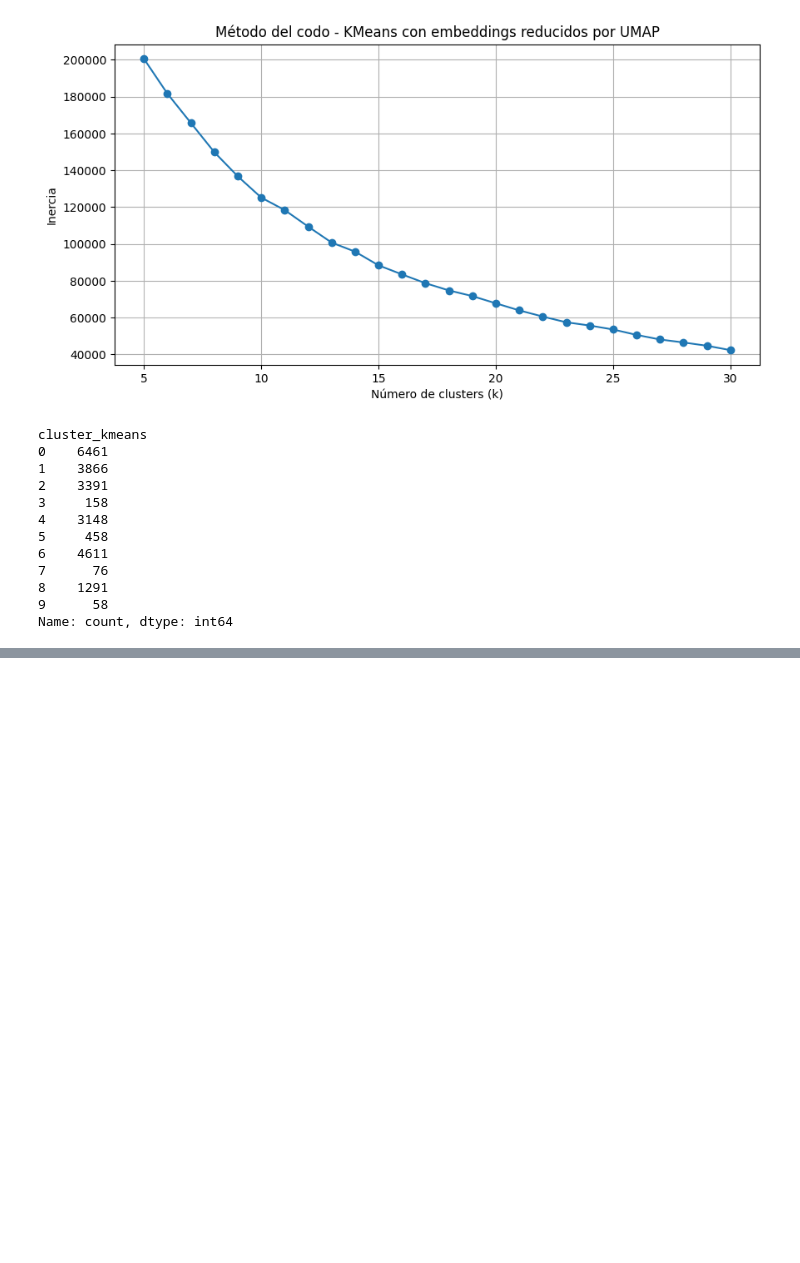
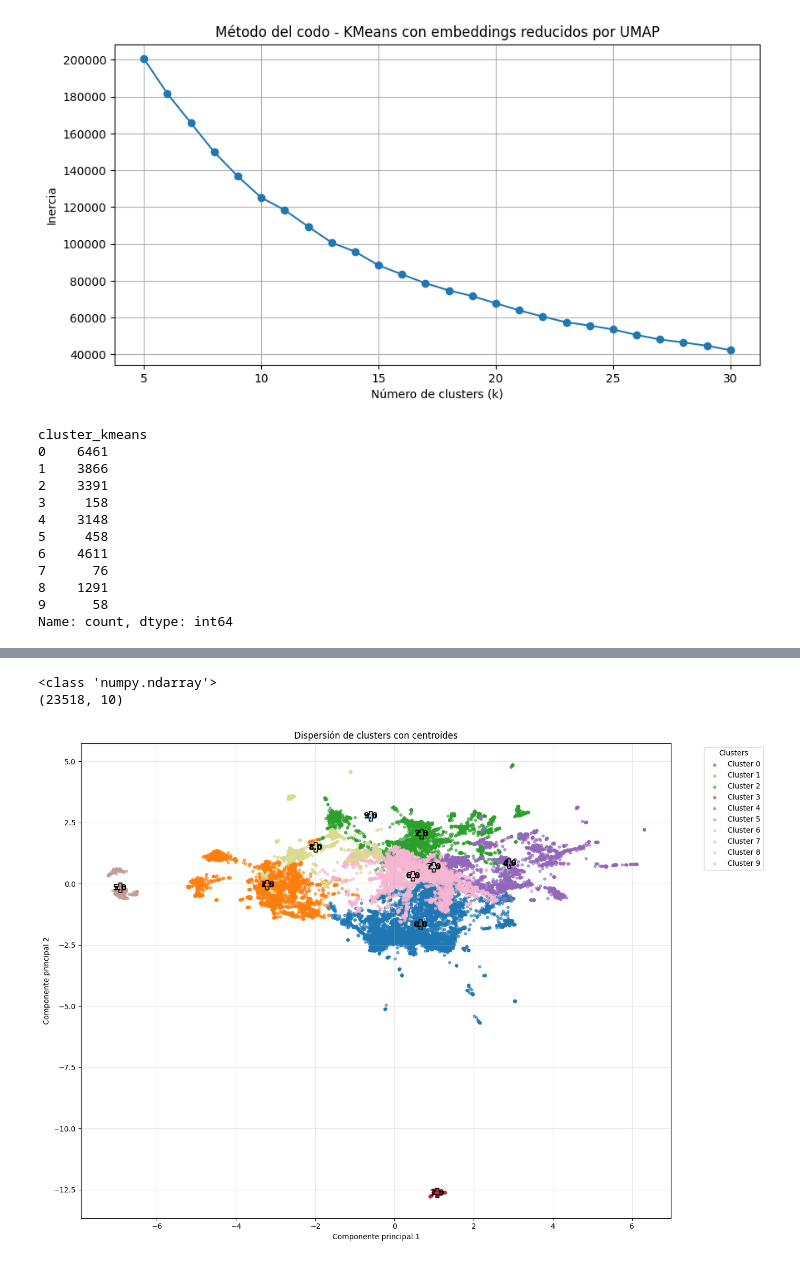
Before and after one commit to jhoanmoreno-94/Modelo_computacional, a Jupyter notebook: clasificacion3_1.ipynb, the cells around one changed output, grey strips where cells are left out. Cells and saved outputs as stored; diff of their text form; code cells hidden in the pictures; blank space fills up the shorter version.

```diff
--- a/clasificacion3_1.ipynb
+++ b/clasificacion3_1.ipynb
@@ -173,3 +173,12 @@ Tokens: ['acoger', 'recomendaciones', 'comite', 'desarrollo', 'personal', 'consi
 # %%
 df_clusters.to_pickle("documentos_clusterizados_kmeans_umap.pkl")
 df_clusters.to_excel("documentos_clusterizados_kmeans_umap.xlsx", index=False)
+# %%
+df_clusters = pd.read_pickle("documentos_clusterizados_kmeans_umap.pkl")
+embeddings = np.load("embeddings_resuelve_umap.npy")
+# %%
+print(type(embeddings))
+print(embeddings.shape)
+# %% [output]
+<class 'numpy.ndarray'>
+(23518, 10)
@@ -175,0 +187,67 @@ df_clusters.to_excel("documentos_clusterizados_kmeans_umap.xlsx", index=False)
+# %%
+# Reducir embeddings a 2D para visualización
+pca = PCA(n_components=2, random_state=42)
+embeddings_2d = pca.fit_transform(embeddings)
+#Crear DataFrame para graficar
+df_plot = pd.DataFrame({
+    "x": embeddings_2d[:, 0],
+    "y": embeddings_2d[:, 1],
+    "cluster": df_clusters["cluster_kmeans"].values
+})
+# Calcular centroides visuales
+centroides = df_plot.groupby("cluster")[["x", "y"]].mean().reset_index()
+# Graficar clusters
+plt.figure(figsize=(14, 10))
+# Obtener lista ordenada de clusters
+clusters_ordenados = sorted(df_plot["cluster"].unique())
+# Mapa de colores
+cmap = plt.cm.get_cmap("tab20", len(clusters_ordenados))
+# Dibujar cada cluster por separado para que la leyenda quede bien
+for i, cluster_id in enumerate(clusters_ordenados):
+    datos_cluster = df_plot[df_plot["cluster"] == cluster_id]
+
+    plt.scatter(
+        datos_cluster["x"],
+        datos_cluster["y"],
+        s=12,
+        alpha=0.6,
+        color=cmap(i),
+        label=f"Cluster {cluster_id}"
+    )
+# Dibujar centroides
+for i, row in centroides.iterrows():
+    cluster_id = row["cluster"]
+    color_idx = clusters_ordenados.index(cluster_id)
+
+    plt.scatter(
+        row["x"],
+        row["y"],
+        s=180,
+        color=cmap(color_idx),
+        marker="P",
+        edgecolors="black",
+        linewidths=1.2,
+        zorder=5
+    )
+
+    plt.text(
+        row["x"],
+        row["y"],
+        str(cluster_id),
+        fontsize=11,
+        fontweight="bold",
+        ha="center",
+        va="center",
+        color="black",
+        zorder=6
+    )
+# Detalles finales
+plt.xlabel("Componente principal 1")
+plt.ylabel("Componente principal 2")
+plt.title("Dispersión de clusters con centroides")
+plt.legend(title="Clusters", bbox_to_anchor=(1.05, 1), loc="upper left")
+plt.grid(True, alpha=0.3)
+plt.tight_layout()
+plt.show()
+# %% [output]
+[figure, added]
```
Also changed, not shown: parts of 4 cells of this notebook.
